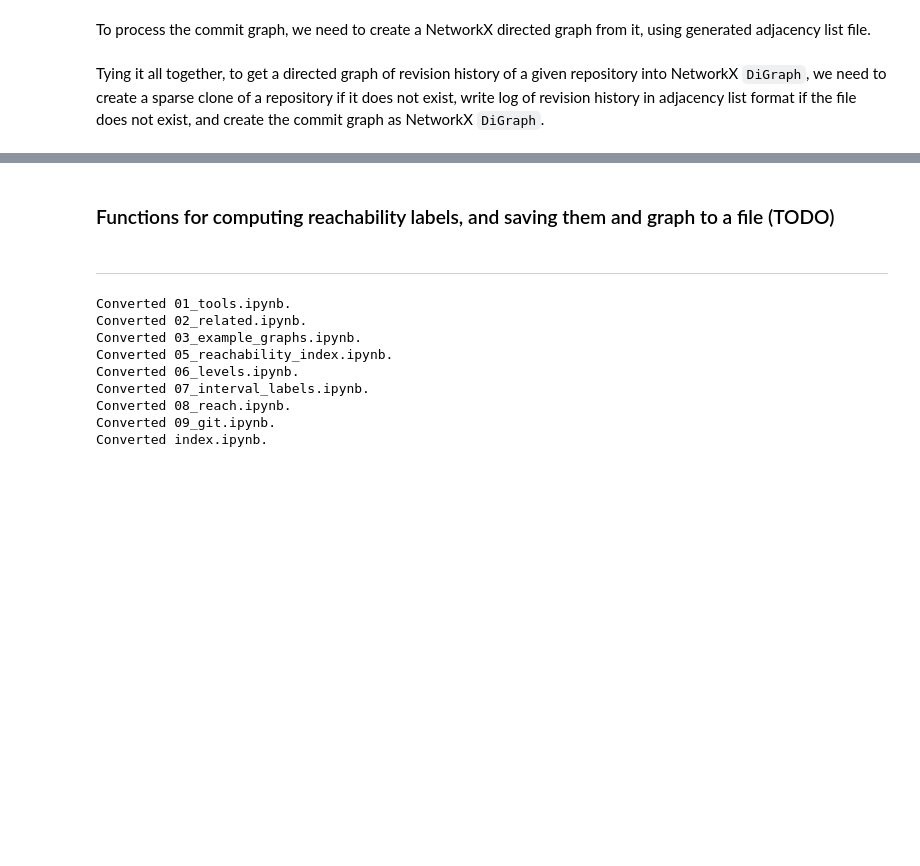
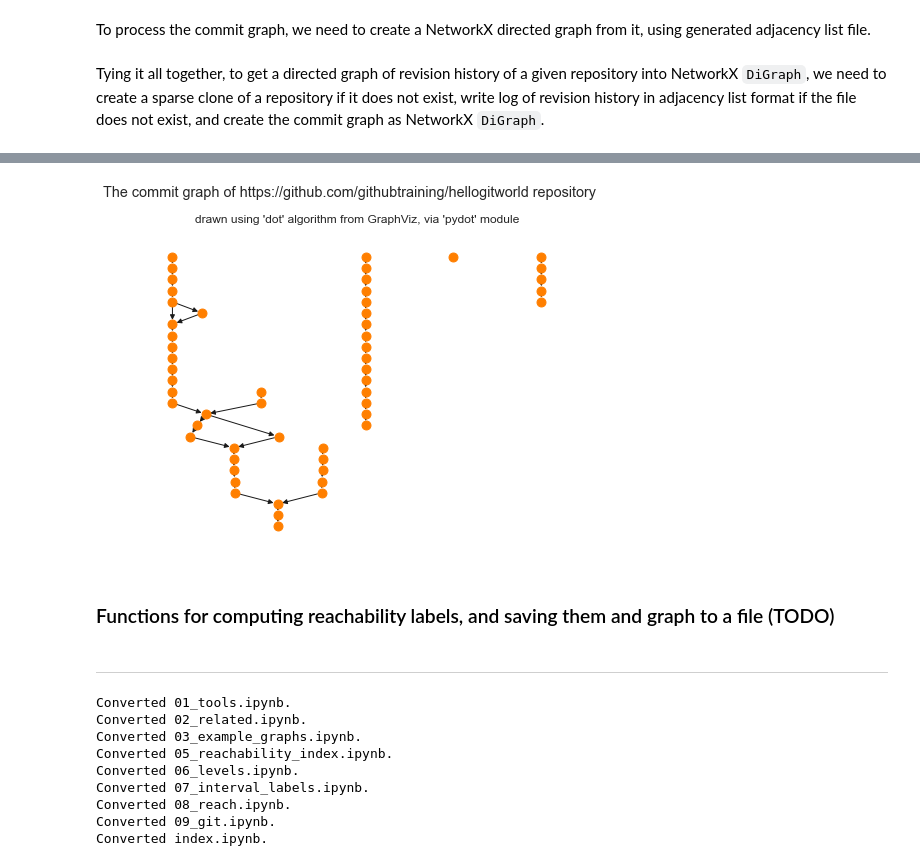
Before and after one commit to jnareb/git-commit-graph-ext, a Jupyter notebook: 09_git.ipynb, the cells around one changed output, grey strips where cells are left out. Cells and saved outputs as stored; diff of their text form; code cells hidden in the pictures; blank space fills up the shorter version.

```diff
--- a/09_git.ipynb
+++ b/09_git.ipynb
@@ -1044,4 +1087,6 @@ def commit_graph(url, repo_name,
     """
     repo_path = Path(repos_dir) / repo_name
     get_repo(url, repo_path, refresh=reclone)
-    return repo_to_graph(repo_path, datasets_dir=datasets_dir, refresh=rescan)
+    graph = repo_to_graph(repo_path, datasets_dir=datasets_dir, refresh=rescan)
+    graph.name = repo_name + ' commit graph'
+    return graph
@@ -1047,0 +1095,27 @@ def commit_graph(url, repo_name,
+# %%
+# remove the test repository
+from shutil import rmtree
+# check the format of node names
+import re
+
+repo_url="https://github.com/githubtraining/hellogitworld"
+repo_path="repos/hellogitworld.git"
+repo_name="hellogitworld.git"
+#rmtree(repo_path, ignore_errors=True)
+
+# get commit graph of remote repository
+graph = commit_graph(repo_url, repo_name, rescan=True)
+
+assert isinstance(graph, nx.DiGraph)
+print('ok - commit_graph() result is `DiGraph`')
+# this is an archived repository, so it should not change at all
+assert graph.number_of_nodes() == 55
+assert graph.number_of_edges() == 53
+print('ok - number of nodes {:d} matches 55 commits on all branches'.format(graph.number_of_nodes()))
+print('ok - number of edges {:d} matches'.format(graph.number_of_edges()))
+id_regexp = re.compile(r'^[0-9a-f]+$')
+assert all([id_regexp.fullmatch(node) is not None for node in graph.nodes])
+print('ok - all node names looks like object identifiers (are hexdigits)')
+
+# attempt cleanup
+#rmtree(repo_path, ignore_errors=True)
@@ -1048,3 +1132,19 @@ def commit_graph(url, repo_name,
+# %%
+# this plot is here to check if the number of edges found is plausible
+try:
+    import pydot
+
+    fig=plt.figure(figsize=(8,6))
+    plt.suptitle('The commit graph of https://github.com/githubtraining/hellogitworld repository')
+    plt.title("drawn using 'dot' algorithm from GraphViz, via 'pydot' module")
+    pos=nx.drawing.nx_pydot.pydot_layout(graph, prog='dot')
+    nx.draw(graph, pos=pos,
+            node_size=80,width=1.0,node_color='#FF7F00')
+    plt.draw()
+except ModuleNotFoundError:
+    print("'pydot' module not installed")
+# %% [output]
+[figure, added]
 # %% [markdown]
 ### Functions for computing reachability labels, and saving them and graph to a file (TODO)
 # %% [markdown]
```
Also changed, not shown: parts of 28 cells of this notebook, 1 other file.
